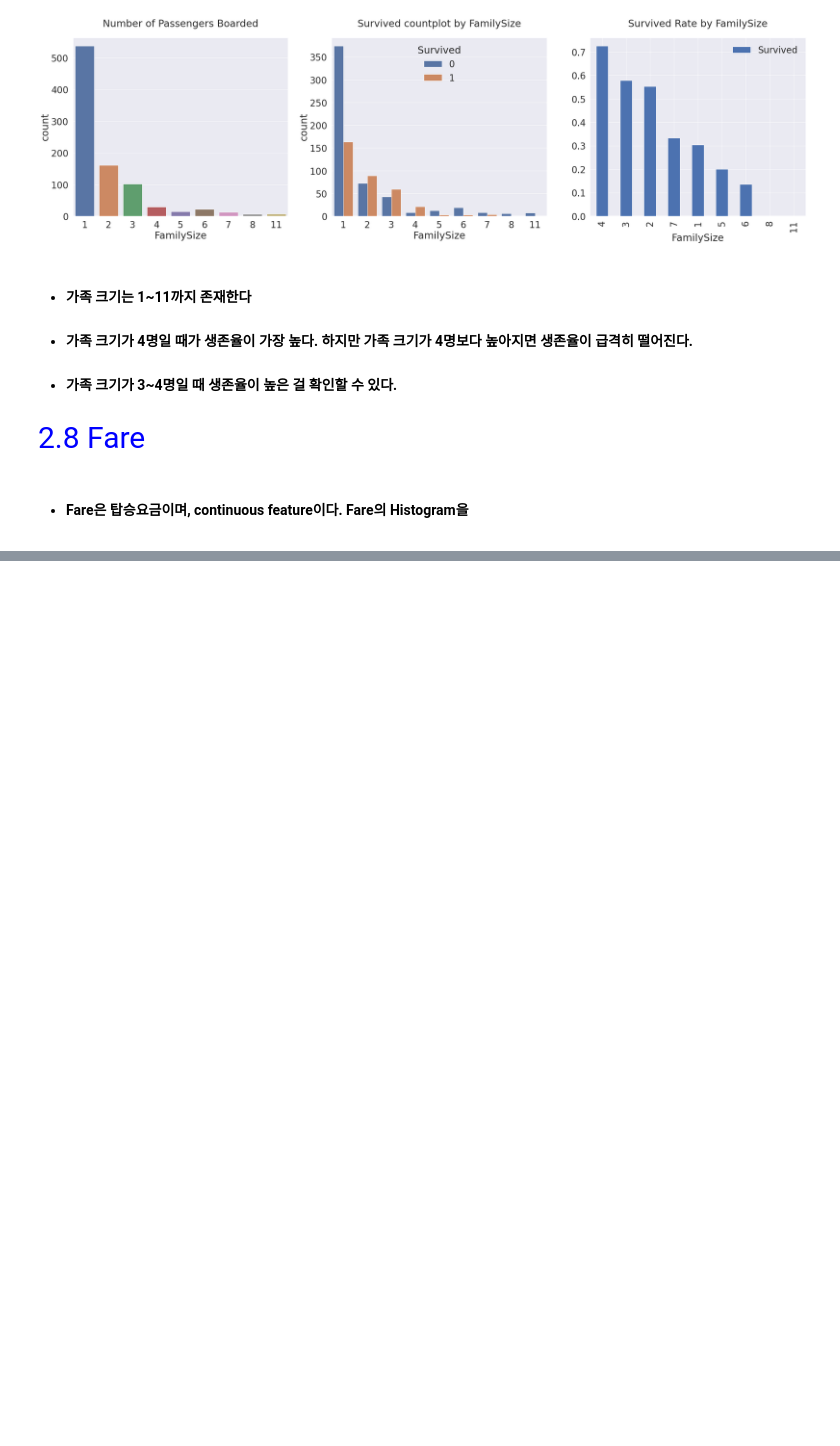
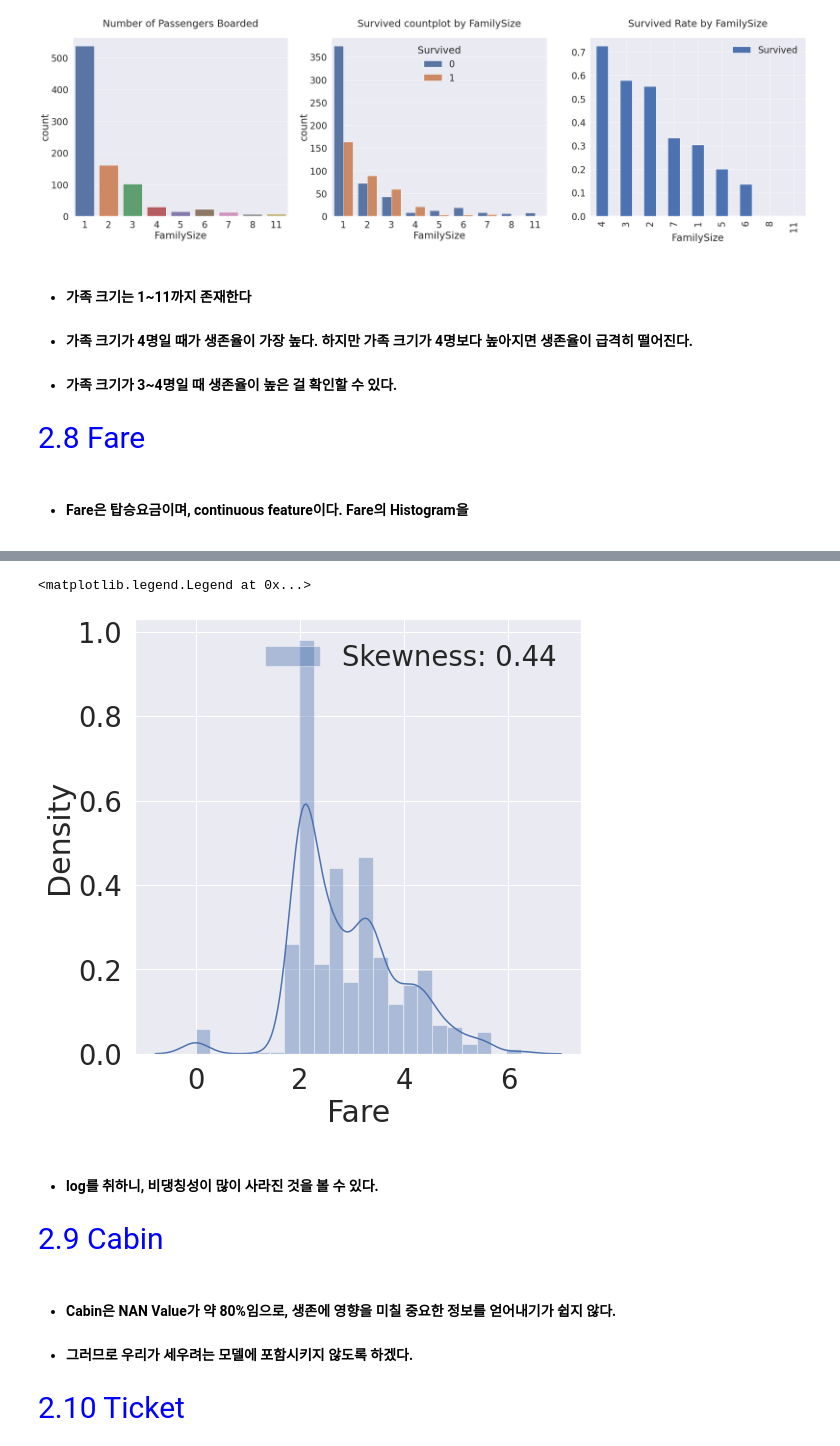
Before and after one commit to dwkim8155/ML-Study, a Jupyter notebook: my-first-analysis-for-titanic.ipynb, the cells around one changed output, grey strips where cells are left out. Cells and saved outputs as stored; diff of their text form; code cells hidden in the pictures; blank space fills up the shorter version.

```diff
--- a/my-first-analysis-for-titanic.ipynb
+++ b/my-first-analysis-for-titanic.ipynb
@@ -411,0 +420,19 @@ sns.distplot(df_train['Fare'], ax = ax)
+# %%
+df_train['Fare'] = df_train['Fare'].map(lambda i: np.log(i) if i>0 else 0)
+df_test['Fare'] = df_test['Fare'].map(lambda i : np.log(i) if i>0 else 0)
+# %%
+f, ax = plt.subplots(1,1, figsize=(8,8))
+g = sns.distplot(df_train['Fare'], color='b', label ='Skewness: {:.2f}'.format(df_train['Fare'].skew()), ax =ax)
+g.legend(loc='best')
+# %% [output]
+<matplotlib.legend.Legend at 0x...>
+[figure, added]
+# %% [markdown]
+* #### log를 취하니, 비댕칭성이 많이 사라진 것을 볼 수 있다.
+# %% [markdown]
+<span style="font-size: 30px; color:blue"> 2.9 Cabin </span>
+# %% [markdown]
+* #### Cabin은 NAN Value가 약 80%임으로, 생존에 영향을 미칠 중요한 정보를 얻어내기가 쉽지 않다.
+* #### 그러므로 우리가 세우려는 모델에 포함시키지 않도록 하겠다.
+# %% [markdown]
+<span style="font-size: 30px; color:blue"> 2.10 Ticket </span>
```
Also changed, not shown: parts of 3 cells of this notebook.
